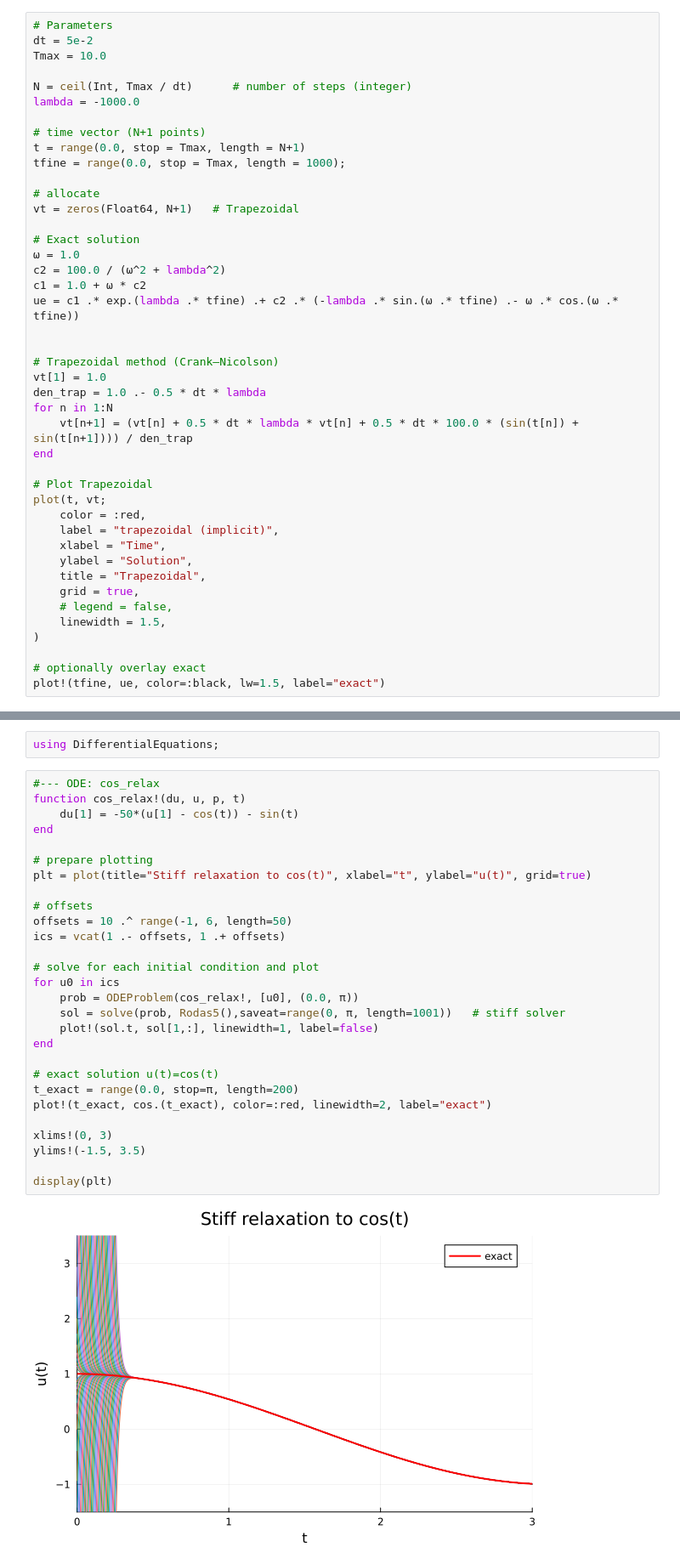
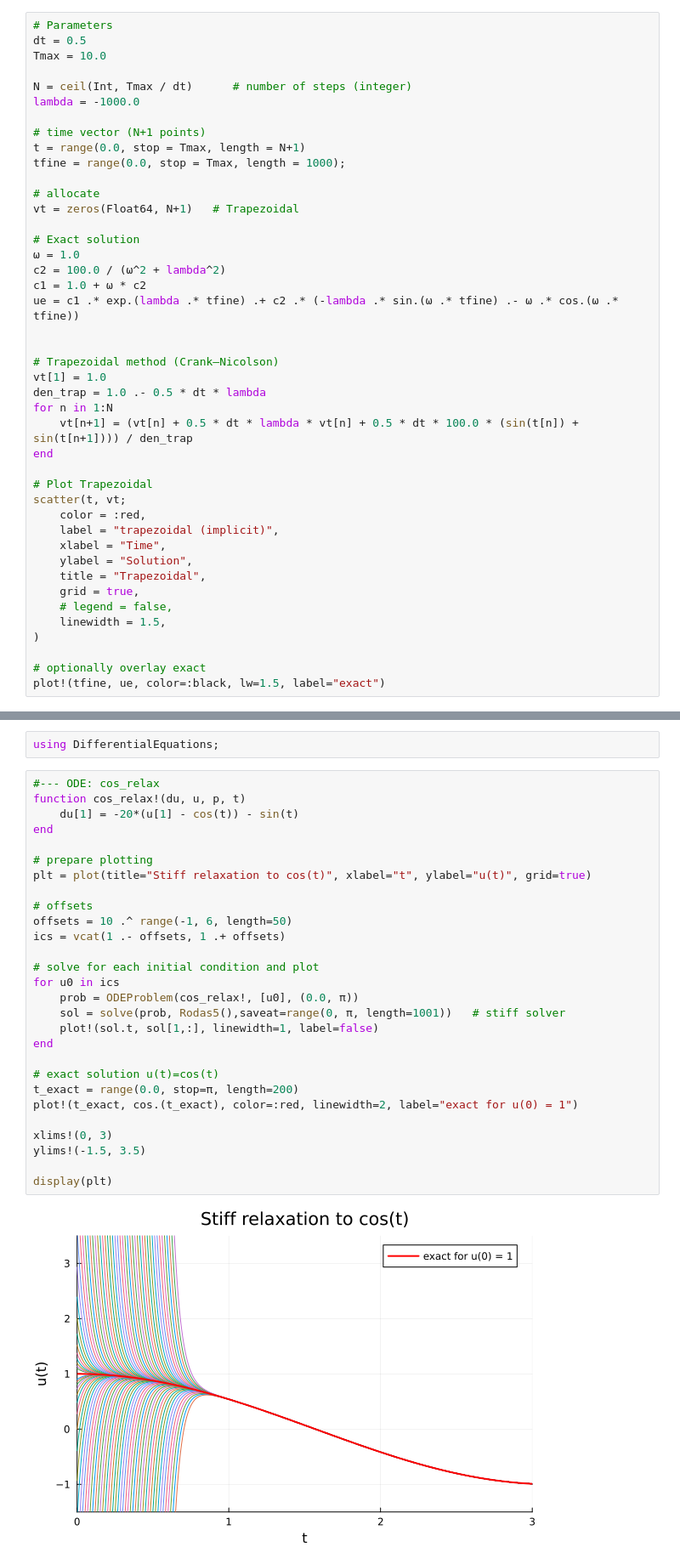
Before and after one commit to mitmath/numerical_hub, a Jupyter notebook: notes/ODE-stiffness-stability.ipynb, the cells around one changed output, grey strips where cells are left out. Shown at 85% size. Saved outputs shown, nothing was run; the diff lists cells and outputs as text.

```diff
--- a/notes/ODE-stiffness-stability.ipynb
+++ b/notes/ODE-stiffness-stability.ipynb
@@ -93,6 +93,6 @@ plot!(tfine, ue, color=:black, lw=1.5, label="exact")
 # %%
 # Parameters
-dt = 5e-2
+dt = 0.5
 Tmax = 10.0
 
 N = ceil(Int, Tmax / dt)      # number of steps (integer)
@@ -120,7 +120,7 @@ for n in 1:N
 end
 
 # Plot Trapezoidal
-plot(t, vt;
+scatter(t, vt;
     color = :red,
     label = "trapezoidal (implicit)",
     xlabel = "Time",
@@ -140,33 +140,33 @@ using DifferentialEquations;
 # %%
 #--- ODE: cos_relax
 function cos_relax!(du, u, p, t)
-    du[1] = -50*(u[1] - cos(t)) - sin(t)
+    du[1] = -20*(u[1] - cos(t)) - sin(t)
 end
 
 # prepare plotting
 plt = plot(title="Stiff relaxation to cos(t)", xlabel="t", ylabel="u(t)", grid=true)
 
 # offsets
 offsets = 10 .^ range(-1, 6, length=50)
 ics = vcat(1 .- offsets, 1 .+ offsets)
 
 # solve for each initial condition and plot
 for u0 in ics
     prob = ODEProblem(cos_relax!, [u0], (0.0, π))
     sol = solve(prob, Rodas5(),saveat=range(0, π, length=1001))   # stiff solver
     plot!(sol.t, sol[1,:], linewidth=1, label=false)
 end
 
 # exact solution u(t)=cos(t)
 t_exact = range(0.0, stop=π, length=200)
-plot!(t_exact, cos.(t_exact), color=:red, linewidth=2, label="exact")
+plot!(t_exact, cos.(t_exact), color=:red, linewidth=2, label="exact for u(0) = 1")
 
 xlims!(0, 3)
 ylims!(-1.5, 3.5)
 
 display(plt)
 # %% [output]
-[figure, old version]
+[figure, new version]
 # %% [markdown]
 # General families of linear multistep schemes
 
```
Also changed, not shown: parts of 3 cells of this notebook.
